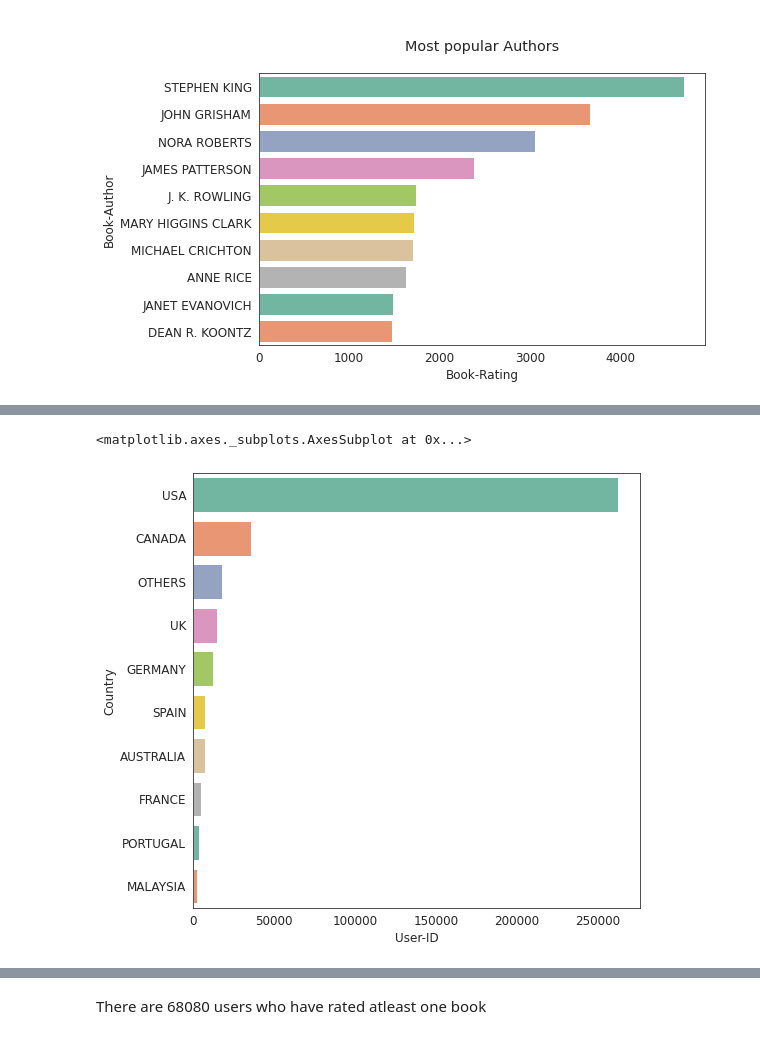
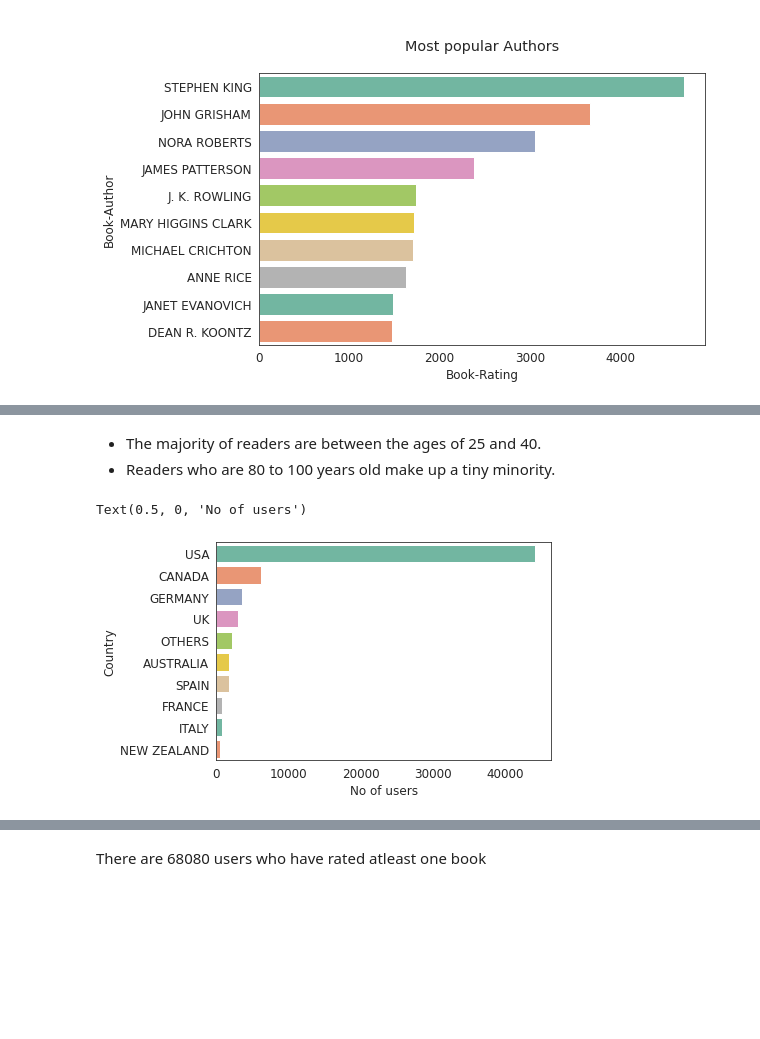
Before and after one commit to RadhikaRM/Bookrecommendersystem, a Jupyter notebook: Team_Book_Recommender_System.ipynb, the cells around one changed output, grey strips where cells are left out. Saved outputs shown, nothing was run; the diff lists cells and outputs as text; code cells hidden in the pictures; blank space fills up the shorter version.

```diff
--- a/Team_Book_Recommender_System.ipynb
+++ b/Team_Book_Recommender_System.ipynb
@@ -855,7 +862,11 @@ sns.distplot(age_df.Age)
+# %% [markdown]
+* The majority of readers are between the ages of 25 and 40.
+* Readers who are 80 to 100 years old make up a tiny minority.
 # %%
 # countries with most readers
-countries = df.groupby('Country')['User-ID'].count().reset_index().sort_values(by='User-ID', ascending=False)[:10]
+countries = df.groupby('Country')['User-ID'].nunique().reset_index().sort_values(by='User-ID', ascending=False)[:10]
 sns.barplot(data=countries, y='Country', x='User-ID',palette='Set2')
+plt.xlabel('No of users')
 # %% [output]
-<matplotlib.axes._subplots.AxesSubplot at 0x...>
+Text(0.5, 0, 'No of users')
-[figure, old version]
+[figure, new version]
```
Also changed, not shown: parts of 11 cells of this notebook.
